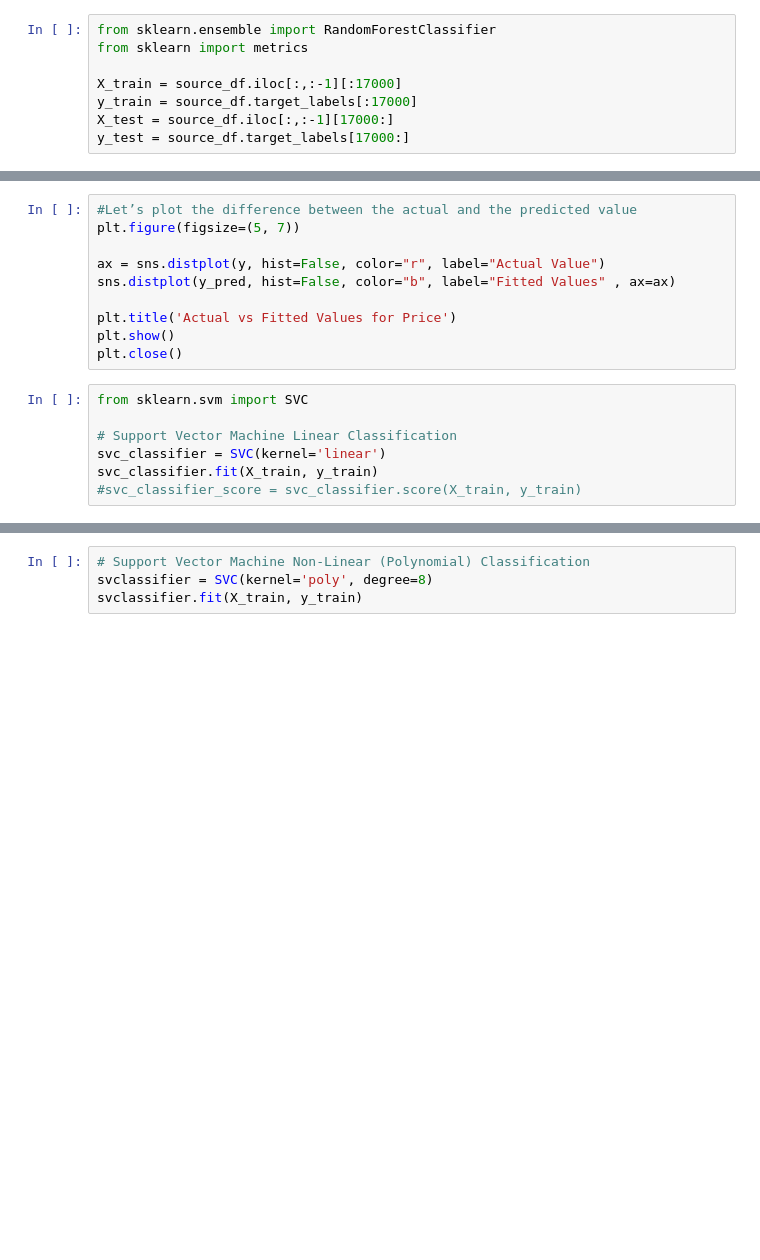
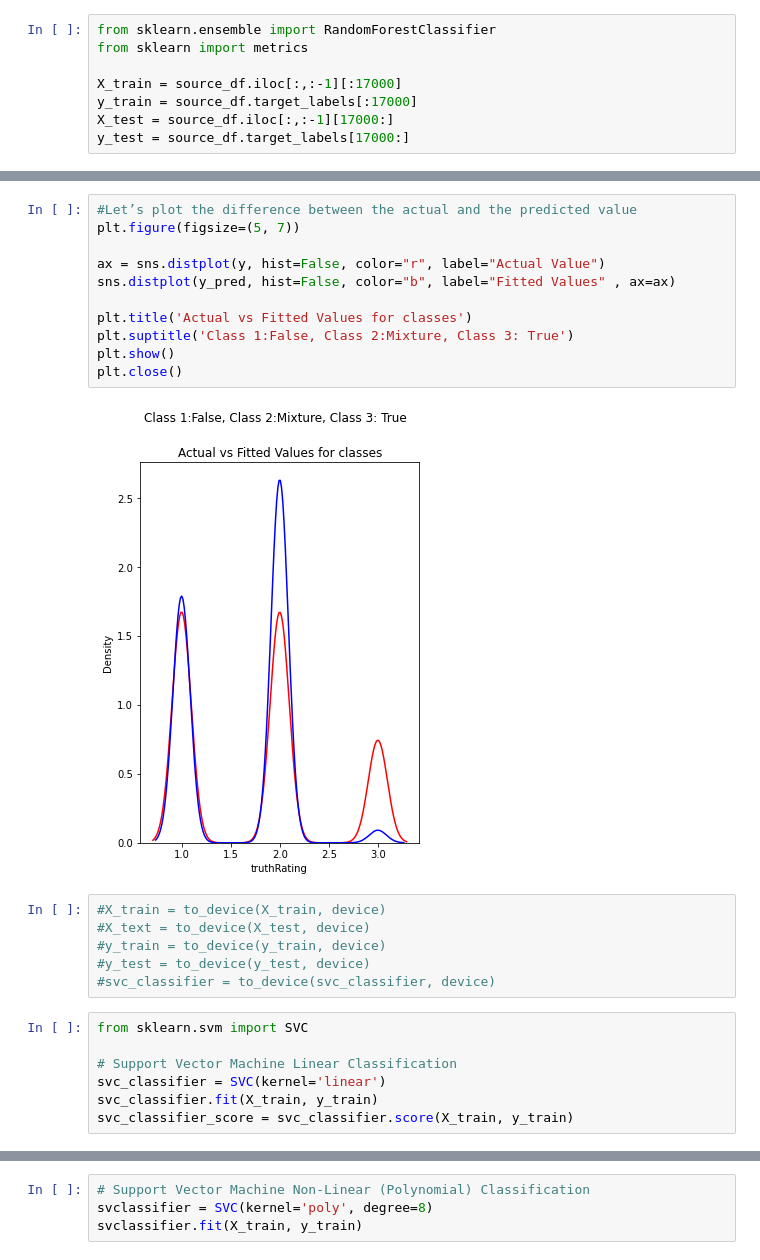
Before and after one commit to EnsiyehRaoufi/Claims-Knowledge-Graph, a Jupyter notebook: ClaimsKG.ipynb, the cells around one changed output, grey strips where cells are left out. Saved outputs shown, nothing was run; the diff lists cells and outputs as text; blank space fills up the shorter version.

```diff
--- a/ClaimsKG.ipynb
+++ b/ClaimsKG.ipynb
@@ -1032,17 +1002,26 @@ Compute the recall for [False Mixture True]:  [0.65097135 0.82715232 0.08682855]
 # %%
 #Let’s plot the difference between the actual and the predicted value
 plt.figure(figsize=(5, 7))
 
 ax = sns.distplot(y, hist=False, color="r", label="Actual Value")
 sns.distplot(y_pred, hist=False, color="b", label="Fitted Values" , ax=ax)
 
-plt.title('Actual vs Fitted Values for Price')
+plt.title('Actual vs Fitted Values for classes')
+plt.suptitle('Class 1:False, Class 2:Mixture, Class 3: True')
 plt.show()
 plt.close()
+# %% [output]
+[figure, added]
+# %%
+#X_train = to_device(X_train, device)
+#X_text = to_device(X_test, device)
+#y_train = to_device(y_train, device)
+#y_test = to_device(y_test, device)
+#svc_classifier = to_device(svc_classifier, device)
 # %%
 from sklearn.svm import SVC
 
 # Support Vector Machine Linear Classification
 svc_classifier = SVC(kernel='linear')
 svc_classifier.fit(X_train, y_train)
-#svc_classifier_score = svc_classifier.score(X_train, y_train)
+svc_classifier_score = svc_classifier.score(X_train, y_train)
```
Also changed, not shown: parts of 47 cells of this notebook.
